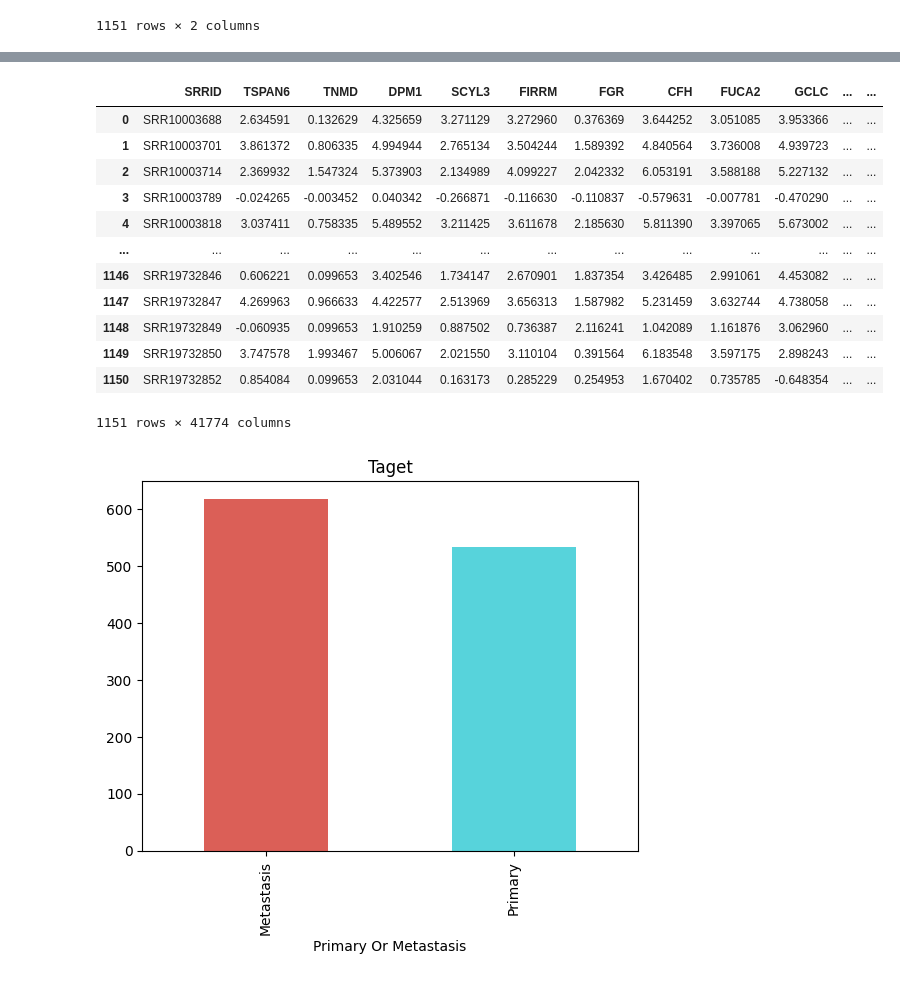
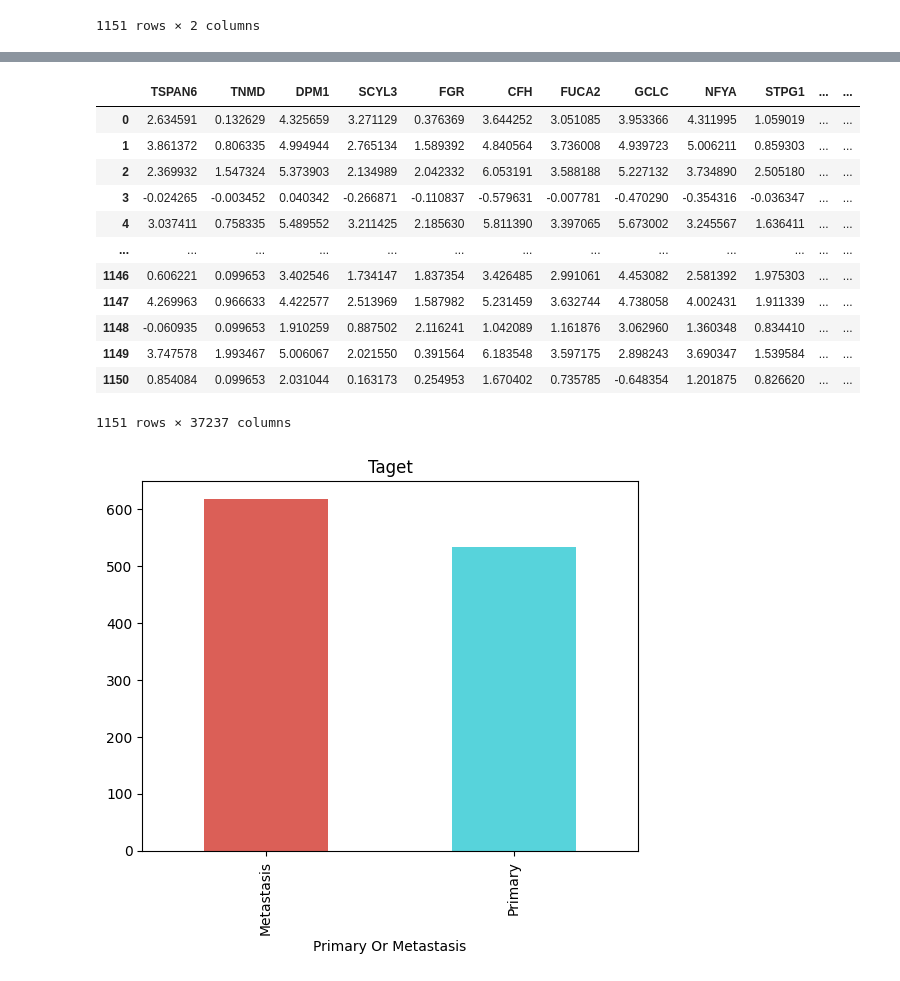
Before and after one commit to pauljo13/Metastasis_Predictive_modelling, a Jupyter notebook: code/Metastasis.ipynb, the cells around one changed output, grey strips where cells are left out. Saved outputs shown, nothing was run; the diff lists cells and outputs as text; code cells hidden in the pictures.

```diff
--- a/code/Metastasis.ipynb
+++ b/code/Metastasis.ipynb
@@ -118,3 +118,5 @@ pheno_df[["SRRID","Primary Or Metastasis"]]
 | 1149 | SRR19732850 | Metastasis |
 | 1150 | SRR19732852 | Primary |
 1151 rows × 2 columns
+# %%
+gene_df = pd.read_csv("/Users/knu_cgl1/Desktop/Gene data/Cancer/BRCA_count.csv")
@@ -120,0 +146,7 @@ pheno_df[["SRRID","Primary Or Metastasis"]]
+# %%
+gene = list(gene_df["Unnamed: 0"].values)
+gene_list = [i for i in df_clen.columns if i in gene] + ["SRRID"]
+print(len(gene_list))
+df_filter = df_clen[gene_list]
+print(df_filter.shape)
+df_filter.head()
@@ -121,20 +163,20 @@ pheno_df[["SRRID","Primary Or Metastasis"]]
 # %%
-ml_df = pd.merge(df_clen, pheno_df[["SRRID","Primary Or Metastasis"]], on="SRRID", how="left")
+ml_df = pd.merge(df_filter, pheno_df[["SRRID","Primary Or Metastasis"]], on="SRRID", how="left")
 ml_df
 # %% [output]
-|  | SRRID | TSPAN6 | TNMD | DPM1 | SCYL3 | FIRRM | FGR | CFH | FUCA2 | GCLC | ... | ... |
-| 0 | SRR10003688 | 2.634591 | 0.132629 | 4.325659 | 3.271129 | 3.272960 | 0.376369 | 3.644252 | 3.051085 | 3.953366 | ... | ... |
-| 1 | SRR10003701 | 3.861372 | 0.806335 | 4.994944 | 2.765134 | 3.504244 | 1.589392 | 4.840564 | 3.736008 | 4.939723 | ... | ... |
-| 2 | SRR10003714 | 2.369932 | 1.547324 | 5.373903 | 2.134989 | 4.099227 | 2.042332 | 6.053191 | 3.588188 | 5.227132 | ... | ... |
-| 3 | SRR10003789 | -0.024265 | -0.003452 | 0.040342 | -0.266871 | -0.116630 | -0.110837 | -0.579631 | -0.007781 | -0.470290 | ... | ... |
-| 4 | SRR10003818 | 3.037411 | 0.758335 | 5.489552 | 3.211425 | 3.611678 | 2.185630 | 5.811390 | 3.397065 | 5.673002 | ... | ... |
+|  | TSPAN6 | TNMD | DPM1 | SCYL3 | FGR | CFH | FUCA2 | GCLC | NFYA | STPG1 | ... | ... |
+| 0 | 2.634591 | 0.132629 | 4.325659 | 3.271129 | 0.376369 | 3.644252 | 3.051085 | 3.953366 | 4.311995 | 1.059019 | ... | ... |
+| 1 | 3.861372 | 0.806335 | 4.994944 | 2.765134 | 1.589392 | 4.840564 | 3.736008 | 4.939723 | 5.006211 | 0.859303 | ... | ... |
+| 2 | 2.369932 | 1.547324 | 5.373903 | 2.134989 | 2.042332 | 6.053191 | 3.588188 | 5.227132 | 3.734890 | 2.505180 | ... | ... |
+| 3 | -0.024265 | -0.003452 | 0.040342 | -0.266871 | -0.110837 | -0.579631 | -0.007781 | -0.470290 | -0.354316 | -0.036347 | ... | ... |
+| 4 | 3.037411 | 0.758335 | 5.489552 | 3.211425 | 2.185630 | 5.811390 | 3.397065 | 5.673002 | 3.245567 | 1.636411 | ... | ... |
 | ... | ... | ... | ... | ... | ... | ... | ... | ... | ... | ... | ... | ... |
-| 1146 | SRR19732846 | 0.606221 | 0.099653 | 3.402546 | 1.734147 | 2.670901 | 1.837354 | 3.426485 | 2.991061 | 4.453082 | ... | ... |
-| 1147 | SRR19732847 | 4.269963 | 0.966633 | 4.422577 | 2.513969 | 3.656313 | 1.587982 | 5.231459 | 3.632744 | 4.738058 | ... | ... |
-| 1148 | SRR19732849 | -0.060935 | 0.099653 | 1.910259 | 0.887502 | 0.736387 | 2.116241 | 1.042089 | 1.161876 | 3.062960 | ... | ... |
-| 1149 | SRR19732850 | 3.747578 | 1.993467 | 5.006067 | 2.021550 | 3.110104 | 0.391564 | 6.183548 | 3.597175 | 2.898243 | ... | ... |
-| 1150 | SRR19732852 | 0.854084 | 0.099653 | 2.031044 | 0.163173 | 0.285229 | 0.254953 | 1.670402 | 0.735785 | -0.648354 | ... | ... |
+| 1146 | 0.606221 | 0.099653 | 3.402546 | 1.734147 | 1.837354 | 3.426485 | 2.991061 | 4.453082 | 2.581392 | 1.975303 | ... | ... |
+| 1147 | 4.269963 | 0.966633 | 4.422577 | 2.513969 | 1.587982 | 5.231459 | 3.632744 | 4.738058 | 4.002431 | 1.911339 | ... | ... |
+| 1148 | -0.060935 | 0.099653 | 1.910259 | 0.887502 | 2.116241 | 1.042089 | 1.161876 | 3.062960 | 1.360348 | 0.834410 | ... | ... |
+| 1149 | 3.747578 | 1.993467 | 5.006067 | 2.021550 | 0.391564 | 6.183548 | 3.597175 | 2.898243 | 3.690347 | 1.539584 | ... | ... |
+| 1150 | 0.854084 | 0.099653 | 2.031044 | 0.163173 | 0.254953 | 1.670402 | 0.735785 | -0.648354 | 1.201875 | 0.826620 | ... | ... |
-1151 rows × 41774 columns
+1151 rows × 37237 columns
 # %%
 plt.title('Taget')
 colors = sns.color_palette('hls',2)
```
Also changed, not shown: parts of 35 cells of this notebook.
